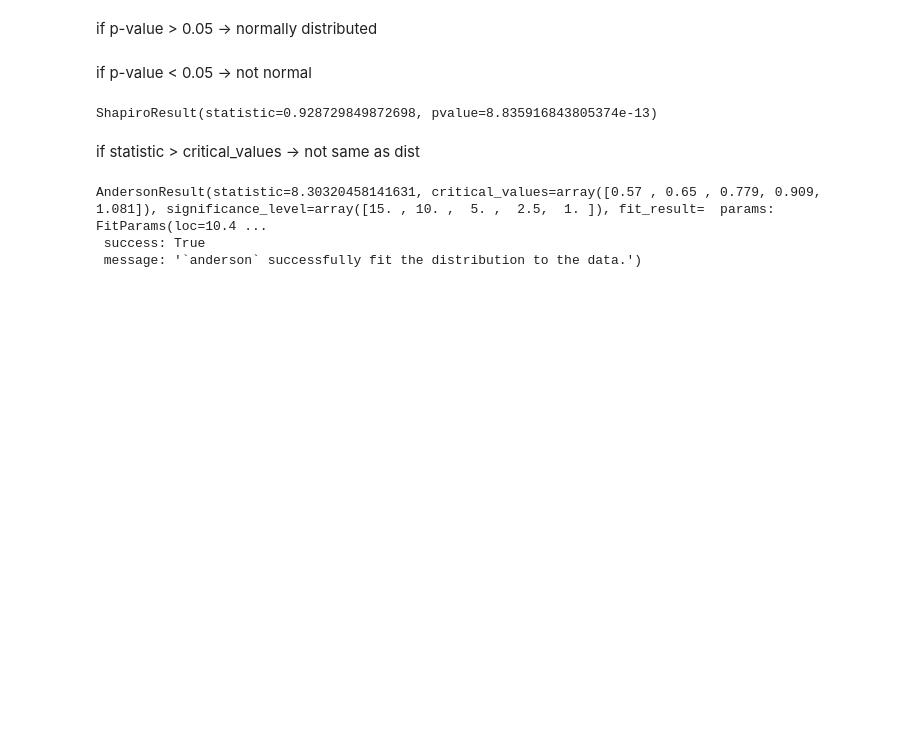
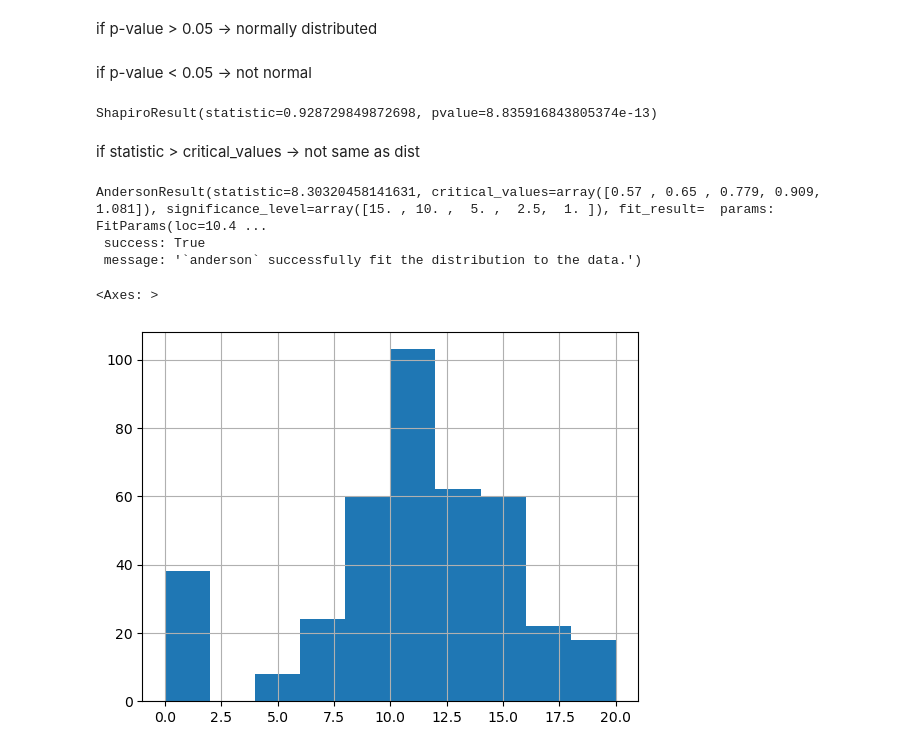
Before and after one commit to BeziKaviani/data-science-ml-learning-path, a Jupyter notebook: 03-inferential-statistics/normality-tests-.ipynb, the cells around one changed output. Cells and saved outputs as stored; diff of their text form; code cells hidden in the pictures; blank space fills up the shorter version.

```diff
--- a/03-inferential-statistics/normality-tests-.ipynb
+++ b/03-inferential-statistics/normality-tests-.ipynb
@@ -38,3 +39,8 @@ sp.anderson(ds_students['G3'], dist='norm')
 AndersonResult(statistic=8.30320458141631, critical_values=array([0.57 , 0.65 , 0.779, 0.909, 1.081]), significance_level=array([15. , 10. ,  5. ,  2.5,  1. ]), fit_result=  params: FitParams(loc=10.4 ...
  success: True
  message: '`anderson` successfully fit the distribution to the data.')
+# %%
+ds_students["G3"].hist()
+# %% [output]
+<Axes: >
+[figure, added]
```
Also changed, not shown: parts of 2 cells of this notebook.
